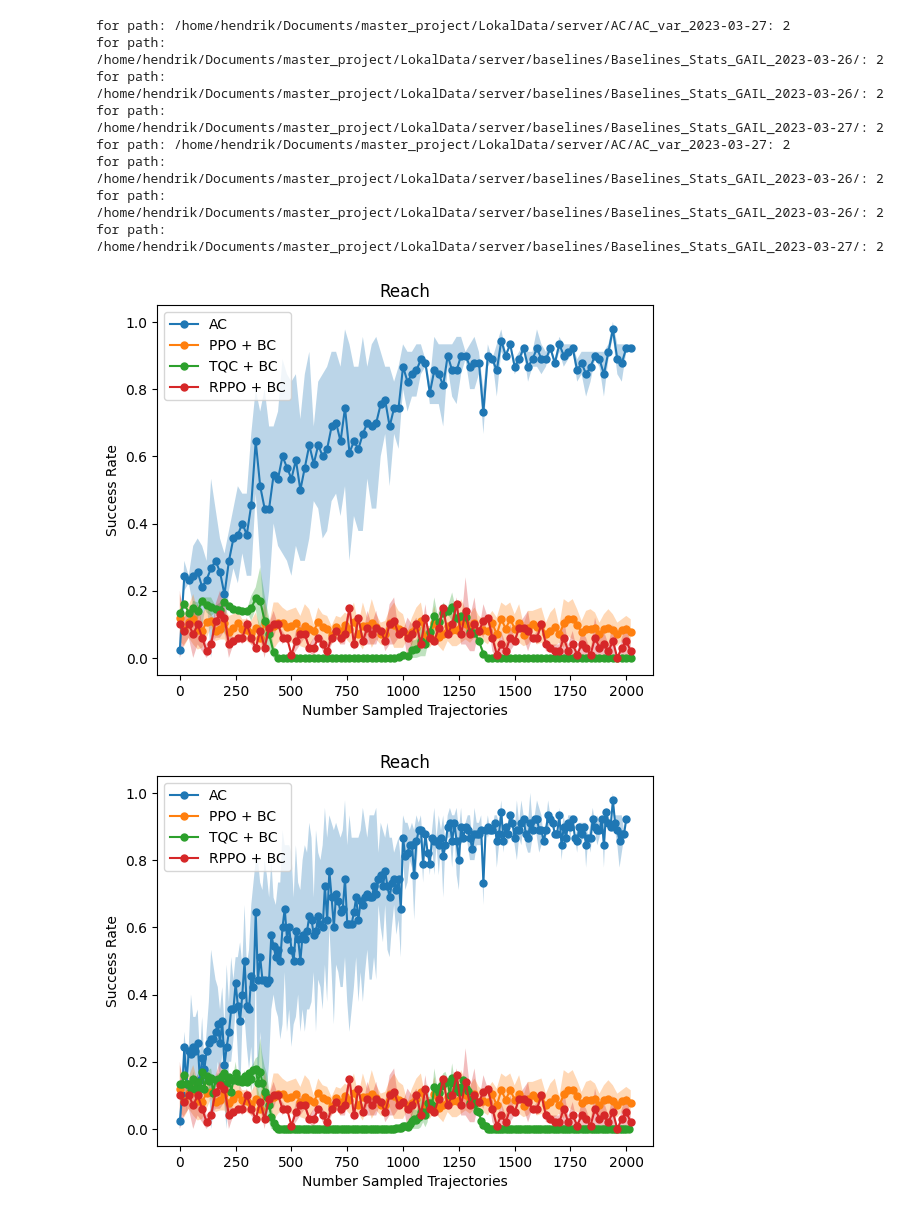
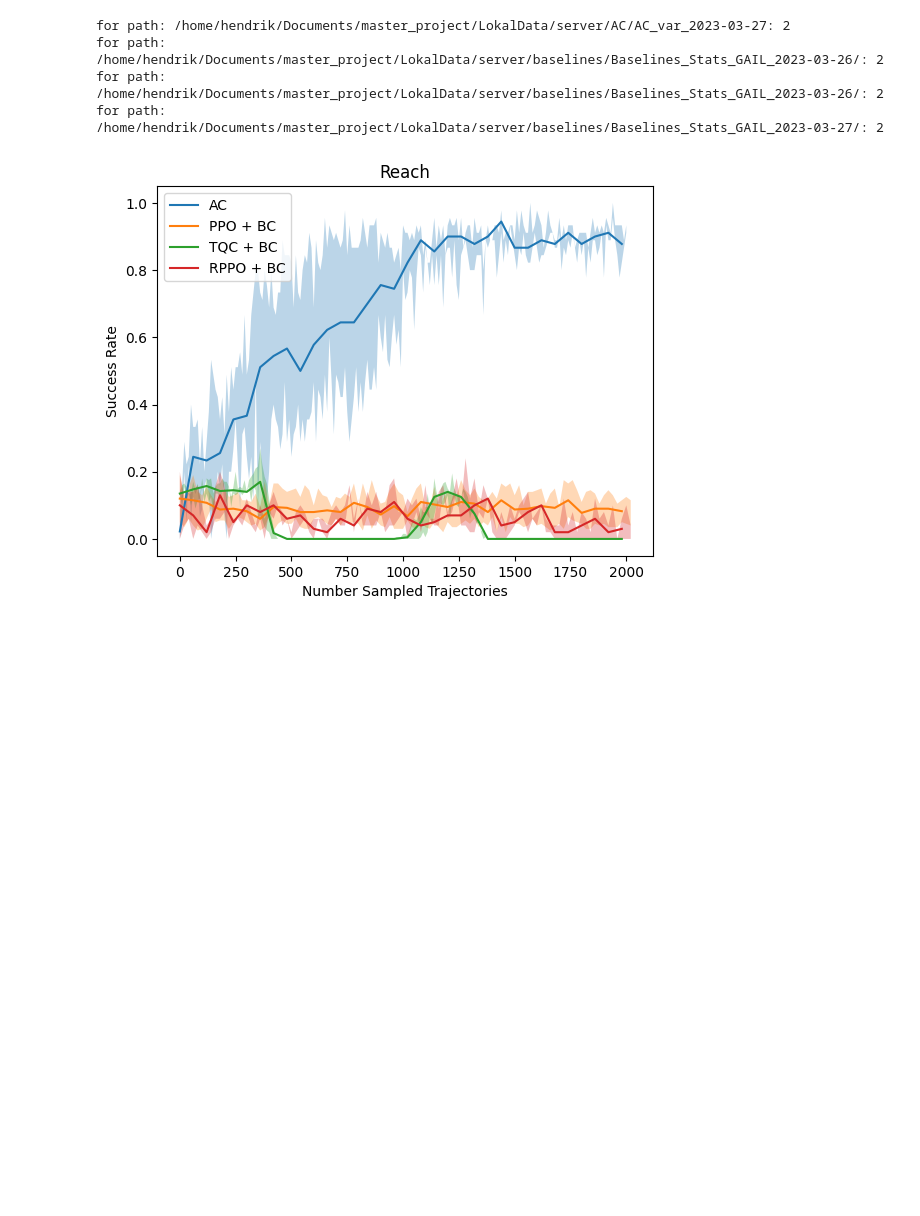
Before and after one commit to ReliableTree/ActiveCritic, a Jupyter notebook: src/active_critic/analyze_stats/1_eps/reach_done.ipynb, the cells around one changed output. Saved outputs shown, nothing was run; the diff lists cells and outputs as text; code cells hidden in the pictures; blank space fills up the shorter version.

```diff
--- a/src/active_critic/analyze_stats/1_eps/reach_done.ipynb
+++ b/src/active_critic/analyze_stats/1_eps/reach_done.ipynb
@@ -1,57 +1,43 @@
 # %%
 from active_critic.analyze_stats.analyze_stats import make_plot
 # %%
+from active_critic.analyze_stats.analyze_stats import make_plot
 PPO_path = '/home/hendrik/Documents/master_project/LokalData/server/baselines/Baselines_Stats_GAIL_2023-03-26/'
 include_PPO = ['PPO_reach_lr_1e-05_demonstrations_1_n_samples_2000', 'learner']
 exclude_PPO = ['15']
 
 TQC_path = '/home/hendrik/Documents/master_project/LokalData/server/baselines/Baselines_Stats_GAIL_2023-03-26/'
 include_TQC = ['TQC_reach_lr_1e-06_demonstrations_1_n_samples_2000', 'learner']
 exclude_TQC = ['15']
 
 RPPO_path = '/home/hendrik/Documents/master_project/LokalData/server/baselines/Baselines_Stats_GAIL_2023-03-27/'
 include_RPPO = ['RPPO_reach_lr_1e-05_demonstrations_1', 'learner']
 exclude_RPPO = ['15']
 
 AC_path = '/home/hendrik/Documents/master_project/LokalData/server/AC/AC_var_2023-03-27'
 include_AC = ['reach sm manual_seed(2) no train inf eps: 2000 opt mode: actor+plan demonstrations: 1, im_ph:False, training_episodes: 10, min critic: 5e-05, wd: 0.01, val_every: 6000 ', 'statsoptimized']
 exclude_AC = []
 
-save_path = '/home/hendrik/Documents/master_project/LokalData/server/Stats for MA/1_2000'
-
-make_plot(
-    paths=[AC_path, PPO_path, TQC_path,  RPPO_path],
-    includes=[include_AC, include_PPO, include_TQC, include_RPPO],
-    excludes=[exclude_AC, exclude_PPO, exclude_TQC, exclude_RPPO],
-    names=['AC', 'PPO + BC', 'TQC + BC', 'RPPO + BC'],
-    plot_name='Reach',
-    save_path = save_path,
-    plot_closest=True,
-    mean=False
-    )
 
 save_path = '/home/hendrik/Documents/Master Thesis/TUM_Thesis_Template_CSE/images/1_2000/'
 make_plot(
     paths=[AC_path, PPO_path, TQC_path,  RPPO_path],
     includes=[include_AC, include_PPO, include_TQC, include_RPPO],
     excludes=[exclude_AC, exclude_PPO, exclude_TQC, exclude_RPPO],
     names=['AC', 'PPO + BC', 'TQC + BC', 'RPPO + BC'],
     plot_name='Reach',
     save_path = save_path,
     plot_closest=False,
-    mean=False
+    mean=False,
+    total_plot_points=40,
+    mark_every=None
     )
 # %% [output]
 for path: /home/hendrik/Documents/master_project/LokalData/server/AC/AC_var_2023-03-27: 2
 for path: /home/hendrik/Documents/master_project/LokalData/server/baselines/Baselines_Stats_GAIL_2023-03-26/: 2
 for path: /home/hendrik/Documents/master_project/LokalData/server/baselines/Baselines_Stats_GAIL_2023-03-26/: 2
 for path: /home/hendrik/Documents/master_project/LokalData/server/baselines/Baselines_Stats_GAIL_2023-03-27/: 2
-for path: /home/hendrik/Documents/master_project/LokalData/server/AC/AC_var_2023-03-27: 2
-for path: /home/hendrik/Documents/master_project/LokalData/server/baselines/Baselines_Stats_GAIL_2023-03-26/: 2
-for path: /home/hendrik/Documents/master_project/LokalData/server/baselines/Baselines_Stats_GAIL_2023-03-26/: 2
-for path: /home/hendrik/Documents/master_project/LokalData/server/baselines/Baselines_Stats_GAIL_2023-03-27/: 2
-[figure, old version]
+[figure, new version]
-[figure, removed]
 # %%
 from active_critic.analyze_stats.analyze_stats import make_plot
 
```
Also changed, not shown: parts of 2 cells of this notebook, 16 other files.
